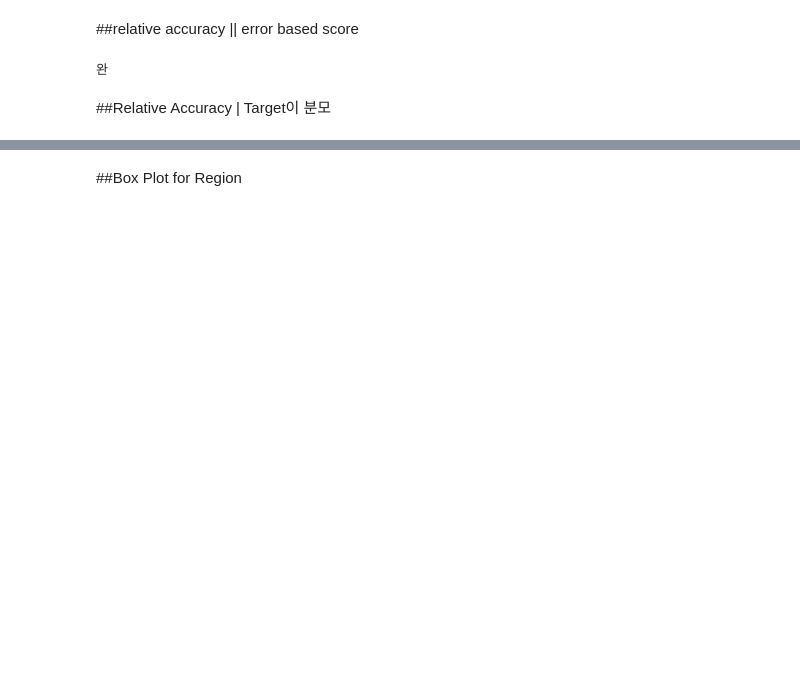
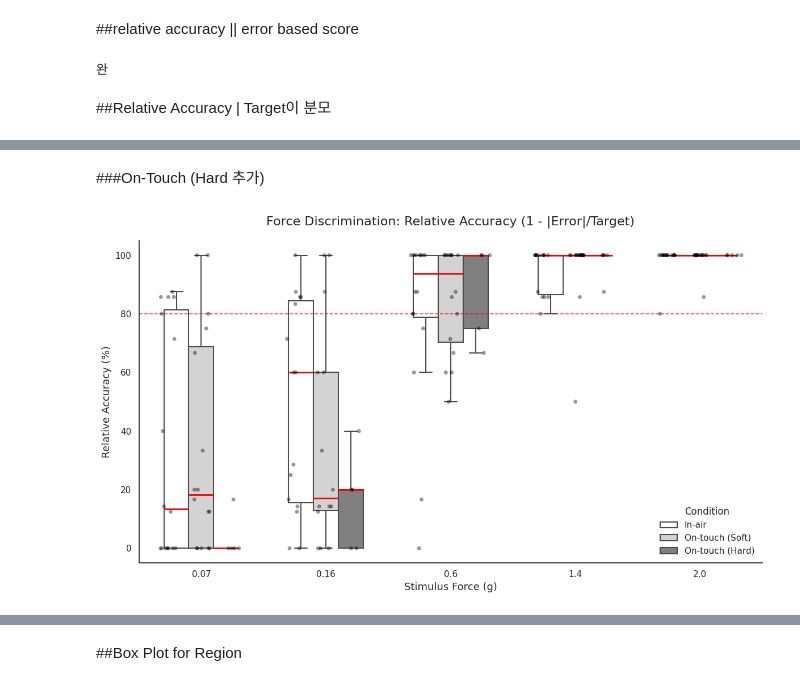
Before and after one commit to kyungeunvoyage/NailFoldExp, a Jupyter notebook: DataAnalysis_2.ipynb, the cells around one changed output, grey strips where cells are left out. Cells and saved outputs as stored; diff of their text form; code cells hidden in the pictures; blank space fills up the shorter version.

```diff
--- a/DataAnalysis_2.ipynb
+++ b/DataAnalysis_2.ipynb
@@ -257,3 +274,48 @@ The palette list has fewer values (2) than needed (3) and will cycle, which may
+# %% [markdown]
+###On-Touch (Hard 추가)
+# %%
+# 3. 시각화 (On-touch (Hard) 포함)
+plt.figure(figsize=(12, 7))
+sns.set_theme(style="white")
+
+# X축 정렬 순서 (Force_Val 기준)
+force_order = sorted(df['Force_Val'].unique())
+
+# 수정 포인트 1: 팔레트에 세 번째 색상 추가 (예: 진한 회색 #808080)
+# 순서: In-air, On-touch (Soft), On-touch (Hard) 순서라고 가정
+condition_palette = ['#FFFFFF', '#D3D3D3', '#808080']
+
+ax = sns.boxplot(
+    data=df, x='Force_Val', y='Relative_Score', hue='Condition',
+    palette=condition_palette,
+    linewidth=1.5, fliersize=0, width=0.6, order=force_order,
+    medianprops={'color': 'red', 'linewidth': 2}
+)
+
+# 수정 포인트 2: 스트립플롯 팔레트도 3개로 확장
+sns.stripplot(
+    data=df, x='Force_Val', y='Relative_Score', hue='Condition',
+    dodge=True, palette=['#000000', '#000000', '#000000'],
+    alpha=0.4, size=5, jitter=0.2, ax=ax, order=force_order
+)
+
+# 80% 성능 가이드라인
+plt.axhline(80, color='red', linestyle='--', linewidth=1.2, alpha=0.7)
+
+plt.title('Force Discrimination: Relative Accuracy (1 - |Error|/Target)', fontsize=16, pad=20)
+plt.xlabel('Stimulus Force (g)', fontsize=13)
+plt.ylabel('Relative Accuracy (%)', fontsize=13)
+plt.ylim(-5, 105)
+
+# 수정 포인트 3: 범례 슬라이싱을 [0:3]으로 변경하여 세 가지 조건 모두 표시
+handles, labels = ax.get_legend_handles_labels()
+plt.legend(handles[0:3], labels[0:3], title='Condition', frameon=False, loc='lower right')
+
+sns.despine()
+plt.tight_layout()
+plt.show()
+# %% [output]
+[figure, added]
 # %%
 # 2. 수정된 Relative Score 계산 (응답 0일 경우 무조건 0점)
 def calc_relative_score(row):
```
Also changed, not shown: parts of 11 cells of this notebook.
